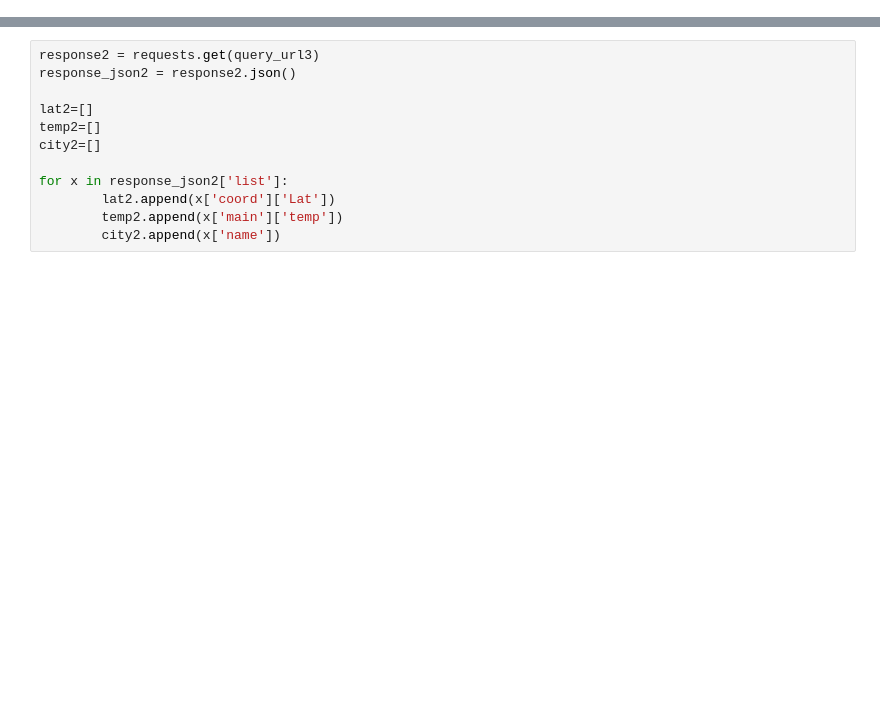
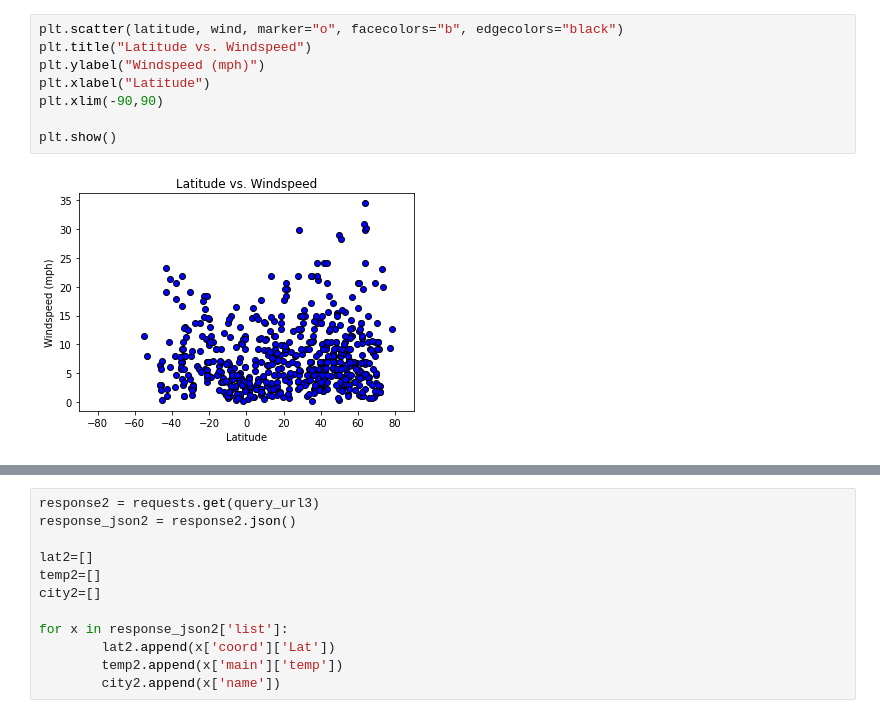
Before and after one commit to osie78/python-api-challenge, a Jupyter notebook: WeatherPy/weatherpy.ipynb, the cells around one changed output, grey strips where cells are left out. Saved outputs shown, nothing was run; the diff lists cells and outputs as text; blank space fills up the shorter version.

```diff
--- a/WeatherPy/weatherpy.ipynb
+++ b/WeatherPy/weatherpy.ipynb
@@ -15,0 +140,10 @@ units="imperial"
+# %%
+plt.scatter(latitude, wind, marker="o", facecolors="b", edgecolors="black")
+plt.title("Latitude vs. Windspeed")
+plt.ylabel("Windspeed (mph)")
+plt.xlabel("Latitude")
+plt.xlim(-90,90)
+
+plt.show()
+# %% [output]
+[figure, added]
```
Also changed, not shown: parts of 21 cells of this notebook.
